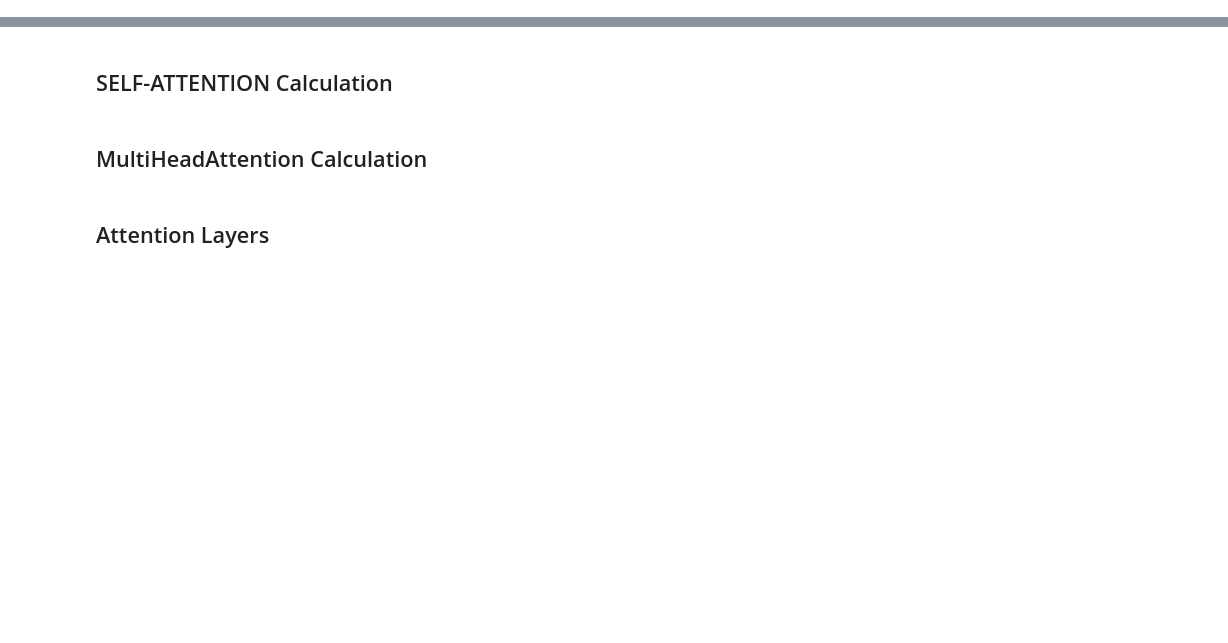
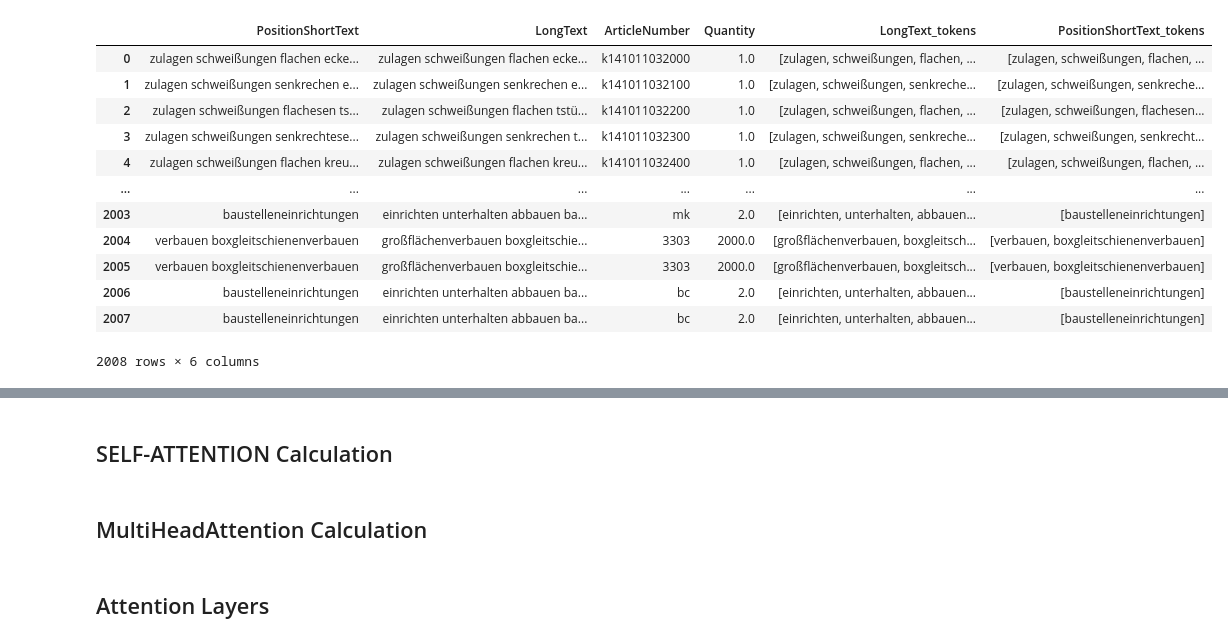
Before and after one commit to amankumawat-567/Article-Recognition, a Jupyter notebook: ArticleRecognitionGer.ipynb, the cells around one changed output, grey strips where cells are left out. Cells and saved outputs as stored; diff of their text form; code cells hidden in the pictures; blank space fills up the shorter version.

```diff
--- a/ArticleRecognitionGer.ipynb
+++ b/ArticleRecognitionGer.ipynb
@@ -4,0 +87,3 @@ import tensorflow as tf
+# %%
+ # Convert all string columns to lowercase
+data_cleaned = data_cleaned.applymap(lambda x: x.lower() if isinstance(x, str) else x)
@@ -4,0 +156,23 @@ import tensorflow as tf
+# %%
+from pattern.de import lemma
+
+# Function to lemmatize text in German
+def lemmatize_text_german(text):
+    tokens = text.split()  # Split text into tokens
+    lemmatized_tokens = []
+    for token in tokens:
+        try:
+            lemmatized_token = lemma(token)
+            lemmatized_tokens.append(lemmatized_token)
+        except StopIteration:
+            # Handle StopIteration exception
+            # You can choose to ignore the token or handle it differently
+            pass
+    lemmatized_text = ' '.join(lemmatized_tokens)  # Join lemmatized tokens back into text
+    return lemmatized_text
+
+# Lemmatize 'LongText' column in German
+data_cleaned['LongText'] = data_cleaned['LongText'].apply(lemmatize_text_german)
+
+# Lemmatize 'PositionShortText' column in German
+data_cleaned['PositionShortText'] = data_cleaned['PositionShortText'].apply(lemmatize_text_german)
@@ -4,0 +181,13 @@ import tensorflow as tf
+# %%
+import nltk
+from nltk.tokenize import word_tokenize
+
+# Download NLTK resources for German language if not already downloaded
+nltk.download('punkt')
+nltk.download('averaged_perceptron_tagger')
+
+# Tokenize 'LongText' column in German
+data_cleaned['LongText_tokens'] = data_cleaned['LongText'].apply(lambda x: word_tokenize(x, language='german'))
+
+# Tokenize 'PositionShortText' column in German
+data_cleaned['PositionShortText_tokens'] = data_cleaned['PositionShortText'].apply(lambda x: word_tokenize(x, language='german'))
@@ -4,0 +201,16 @@ import tensorflow as tf
+# %%
+data_cleaned
+# %% [output]
+|  | PositionShortText | LongText | ArticleNumber | Quantity | LongText_tokens | PositionShortText_tokens |
+| 0 | zulagen schweißungen flachen ecke... | zulagen schweißungen flachen ecke... | k141011032000 | 1.0 | [zulagen, schweißungen, flachen, ... | [zulagen, schweißungen, flachen, ... |
+| 1 | zulagen schweißungen senkrechen e... | zulagen schweißungen senkrechen e... | k141011032100 | 1.0 | [zulagen, schweißungen, senkreche... | [zulagen, schweißungen, senkreche... |
+| 2 | zulagen schweißungen flachesen ts... | zulagen schweißungen flachen tstü... | k141011032200 | 1.0 | [zulagen, schweißungen, flachen, ... | [zulagen, schweißungen, flachesen... |
+| 3 | zulagen schweißungen senkrechtese... | zulagen schweißungen senkrechen t... | k141011032300 | 1.0 | [zulagen, schweißungen, senkreche... | [zulagen, schweißungen, senkrecht... |
+| 4 | zulagen schweißungen flachen kreu... | zulagen schweißungen flachen kreu... | k141011032400 | 1.0 | [zulagen, schweißungen, flachen, ... | [zulagen, schweißungen, flachen, ... |
+| ... | ... | ... | ... | ... | ... | ... |
+| 2003 | baustelleneinrichtungen | einrichten unterhalten abbauen ba... | mk | 2.0 | [einrichten, unterhalten, abbauen... | [baustelleneinrichtungen] |
+| 2004 | verbauen boxgleitschienenverbauen | großflächenverbauen boxgleitschie... | 3303 | 2000.0 | [großflächenverbauen, boxgleitsch... | [verbauen, boxgleitschienenverbauen] |
+| 2005 | verbauen boxgleitschienenverbauen | großflächenverbauen boxgleitschie... | 3303 | 2000.0 | [großflächenverbauen, boxgleitsch... | [verbauen, boxgleitschienenverbauen] |
+| 2006 | baustelleneinrichtungen | einrichten unterhalten abbauen ba... | bc | 2.0 | [einrichten, unterhalten, abbauen... | [baustelleneinrichtungen] |
+| 2007 | baustelleneinrichtungen | einrichten unterhalten abbauen ba... | bc | 2.0 | [einrichten, unterhalten, abbauen... | [baustelleneinrichtungen] |
+2008 rows × 6 columns
```
Also changed, not shown: parts of 63 cells of this notebook.
